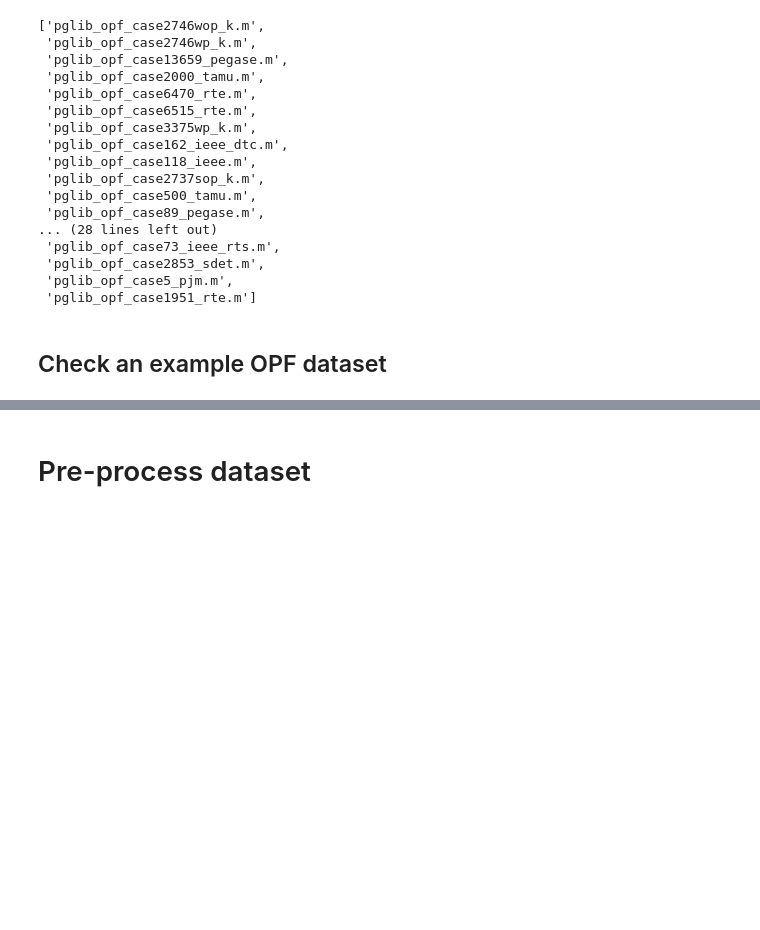
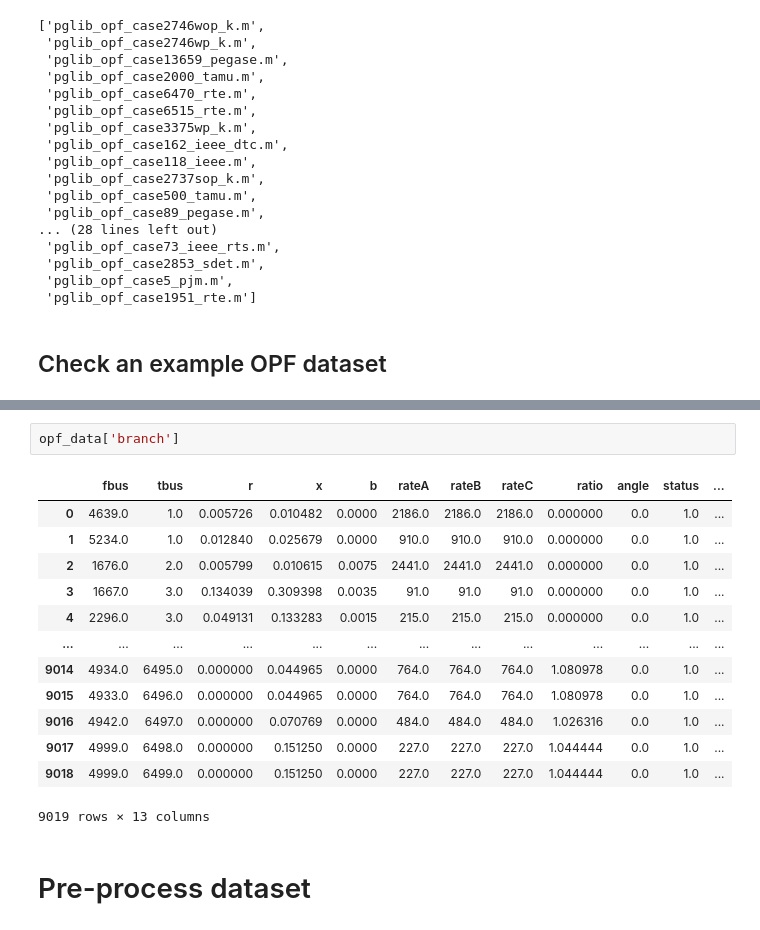
Before and after one commit to jhyun0919/Project_EE394V_SPR2020, a Jupyter notebook: codes/experiments/data_preprocess.ipynb, the cells around one changed output, grey strips where cells are left out. Cells and saved outputs as stored; diff of their text form; blank space fills up the shorter version.

```diff
--- a/codes/experiments/data_preprocess.ipynb
+++ b/codes/experiments/data_preprocess.ipynb
@@ -59,2 +124,18 @@ opf_data_dict[list(opf_data_dict.keys())[0]]
+# %%
+opf_data['branch']
+# %% [output]
+|  | fbus | tbus | r | x | b | rateA | rateB | rateC | ratio | angle | status | ... |
+| 0 | 4639.0 | 1.0 | 0.005726 | 0.010482 | 0.0000 | 2186.0 | 2186.0 | 2186.0 | 0.000000 | 0.0 | 1.0 | ... |
+| 1 | 5234.0 | 1.0 | 0.012840 | 0.025679 | 0.0000 | 910.0 | 910.0 | 910.0 | 0.000000 | 0.0 | 1.0 | ... |
+| 2 | 1676.0 | 2.0 | 0.005799 | 0.010615 | 0.0075 | 2441.0 | 2441.0 | 2441.0 | 0.000000 | 0.0 | 1.0 | ... |
+| 3 | 1667.0 | 3.0 | 0.134039 | 0.309398 | 0.0035 | 91.0 | 91.0 | 91.0 | 0.000000 | 0.0 | 1.0 | ... |
+| 4 | 2296.0 | 3.0 | 0.049131 | 0.133283 | 0.0015 | 215.0 | 215.0 | 215.0 | 0.000000 | 0.0 | 1.0 | ... |
+| ... | ... | ... | ... | ... | ... | ... | ... | ... | ... | ... | ... | ... |
+| 9014 | 4934.0 | 6495.0 | 0.000000 | 0.044965 | 0.0000 | 764.0 | 764.0 | 764.0 | 1.080978 | 0.0 | 1.0 | ... |
+| 9015 | 4933.0 | 6496.0 | 0.000000 | 0.044965 | 0.0000 | 764.0 | 764.0 | 764.0 | 1.080978 | 0.0 | 1.0 | ... |
+| 9016 | 4942.0 | 6497.0 | 0.000000 | 0.070769 | 0.0000 | 484.0 | 484.0 | 484.0 | 1.026316 | 0.0 | 1.0 | ... |
+| 9017 | 4999.0 | 6498.0 | 0.000000 | 0.151250 | 0.0000 | 227.0 | 227.0 | 227.0 | 1.044444 | 0.0 | 1.0 | ... |
+| 9018 | 4999.0 | 6499.0 | 0.000000 | 0.151250 | 0.0000 | 227.0 | 227.0 | 227.0 | 1.044444 | 0.0 | 1.0 | ... |
+9019 rows × 13 columns
 # %% [markdown]
 # Pre-process dataset
```
Also changed, not shown: parts of 9 cells of this notebook.
